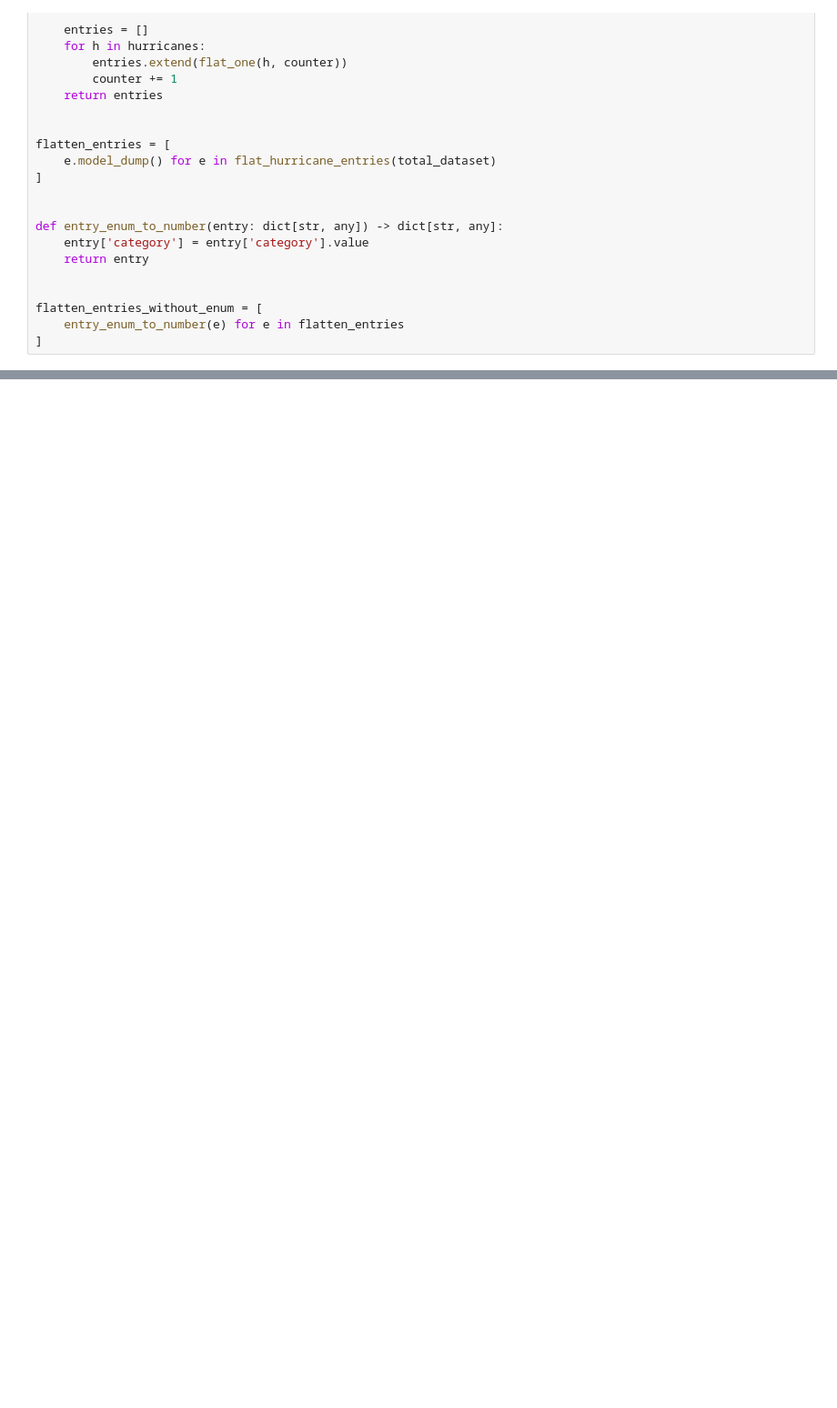
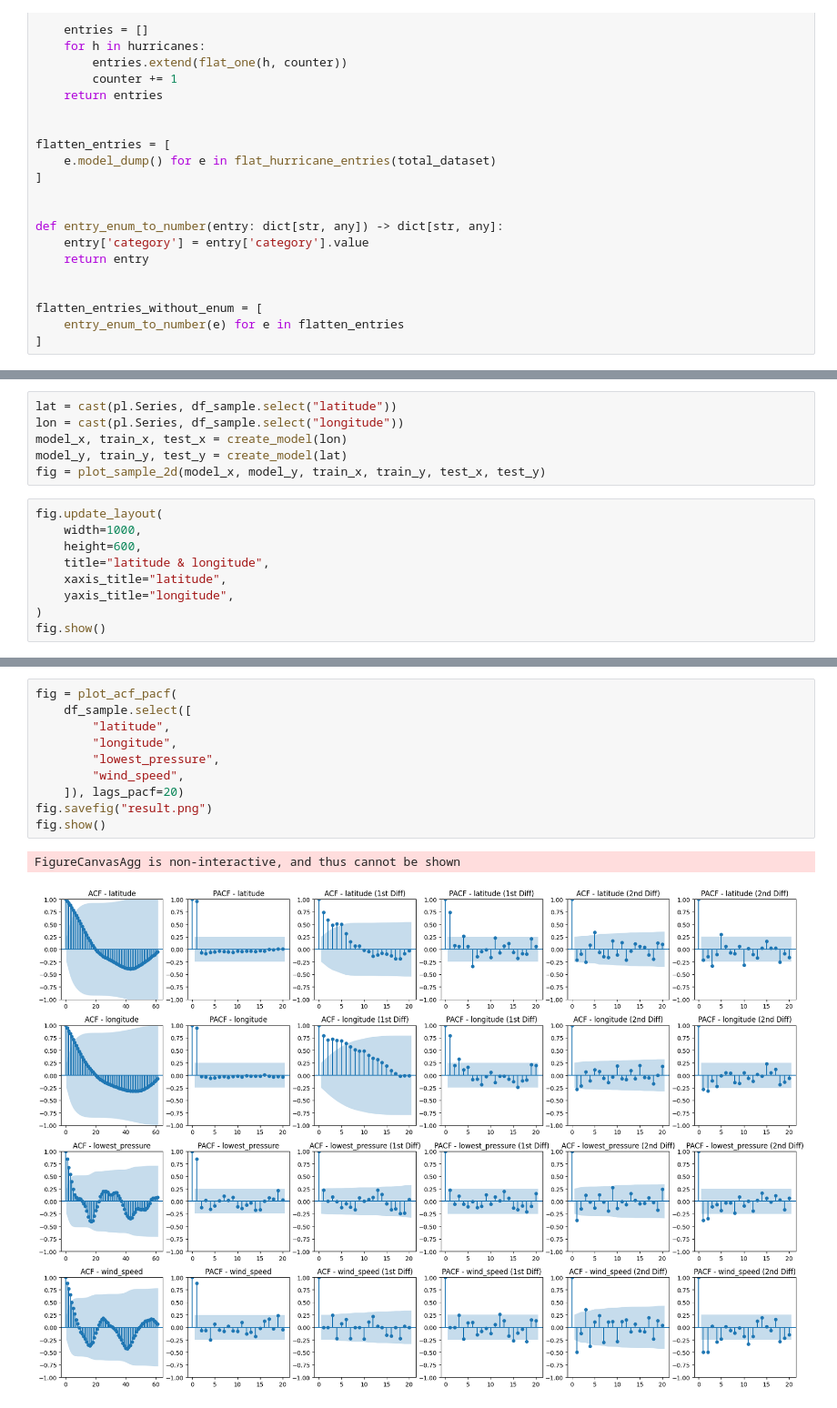
Before and after one commit to HQU-gxy/hurricane_stuff, a Jupyter notebook: ARIMA.ipynb, the cells around one changed output, grey strips where cells are left out. Shown at 91% size. Drawn from its saved outputs; the diff is of its cells as text; blank space fills up the shorter version.

```diff
--- a/ARIMA.ipynb
+++ b/ARIMA.ipynb
@@ -656,0 +446,15 @@ Warnings:
+# %%
+lat = cast(pl.Series, df_sample.select("latitude"))
+lon = cast(pl.Series, df_sample.select("longitude"))
+model_x, train_x, test_x = create_model(lon)
+model_y, train_y, test_y = create_model(lat)
+fig = plot_sample_2d(model_x, model_y, train_x, train_y, test_x, test_y)
+# %%
+fig.update_layout(
+    width=1000,
+    height=600,
+    title="latitude & longitude",
+    xaxis_title="latitude",
+    yaxis_title="longitude",
+)
+fig.show()
@@ -656,0 +533,13 @@ Warnings:
+# %%
+fig = plot_acf_pacf(
+    df_sample.select([
+        "latitude",
+        "longitude",
+        "lowest_pressure",
+        "wind_speed",
+    ]), lags_pacf=20)
+fig.savefig("result.png")
+fig.show()
+# %% [output]
+FigureCanvasAgg is non-interactive, and thus cannot be shown
+[figure, added]
```
Also changed, not shown: parts of 38 cells of this notebook.
